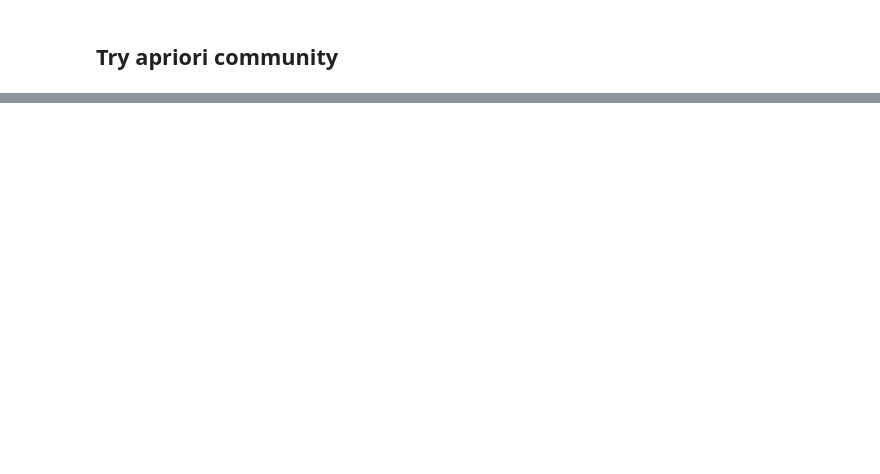
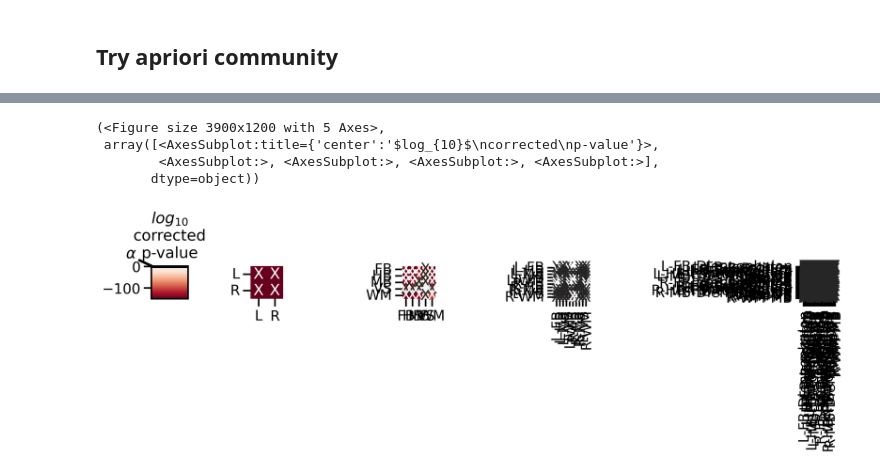
Before and after one commit to neurodata/badea-mouse, a Jupyter notebook: docs/2022-09-09-volume-correlation-analysis.ipynb, the cells around one changed output, grey strips where cells are left out. Cells and saved outputs as stored; diff of their text form; code cells hidden in the pictures; blank space fills up the shorter version.

```diff
--- a/docs/2022-09-09-volume-correlation-analysis.ipynb
+++ b/docs/2022-09-09-volume-correlation-analysis.ipynb
@@ -184,0 +237,2 @@ dfs
+# %%
+sns.set_context("talk")
@@ -184,0 +316,8 @@ dfs
+# %%
+plot_heatmaps(dfs)
+# %% [output]
+(<Figure size 3900x1200 with 5 Axes>,
+ array([<AxesSubplot:title={'center':'$log_{10}$\ncorrected\np-value'}>,
+        <AxesSubplot:>, <AxesSubplot:>, <AxesSubplot:>, <AxesSubplot:>],
+       dtype=object))
+[figure, added]
```
Also changed, not shown: parts of 15 cells of this notebook, 3 other files.
